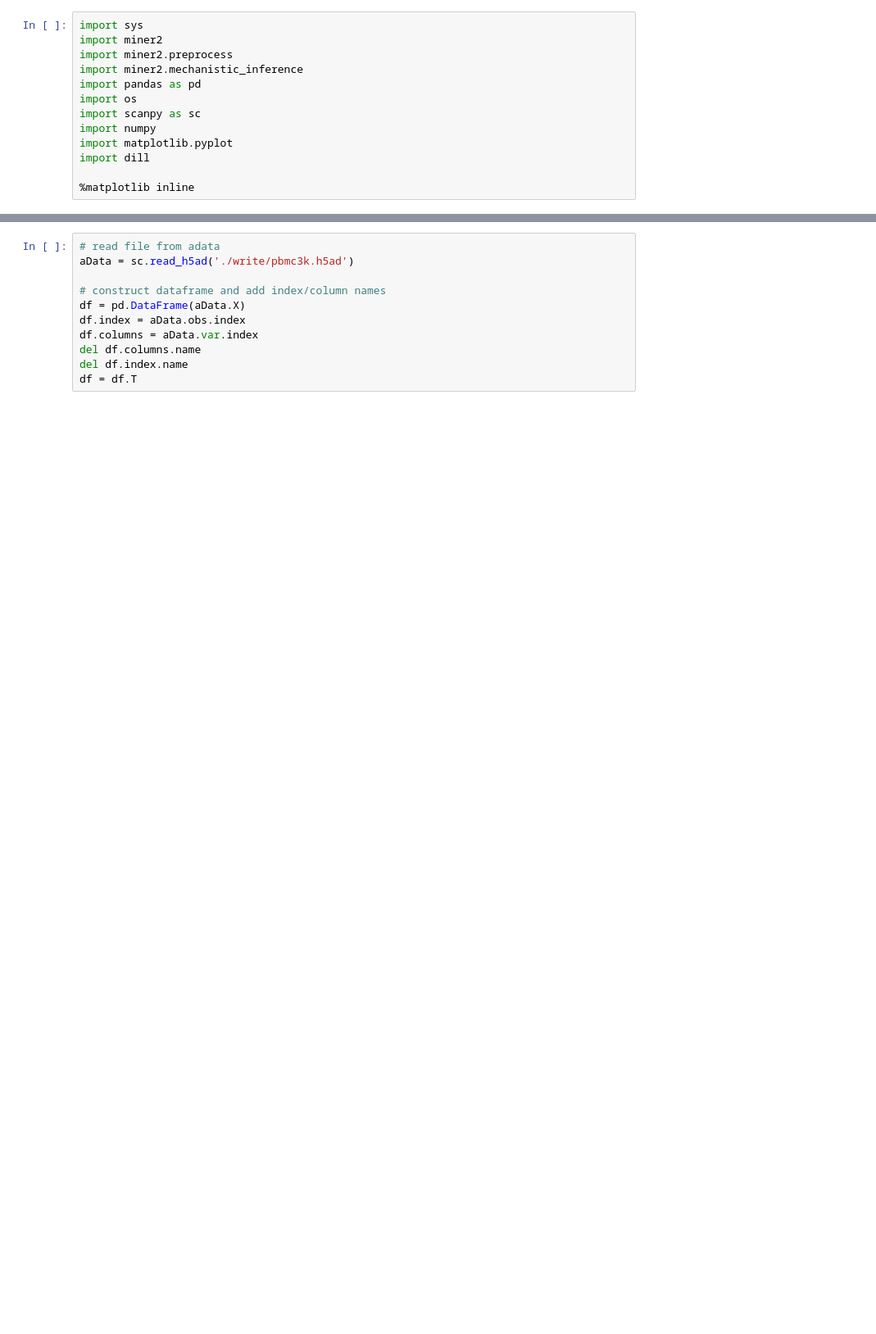
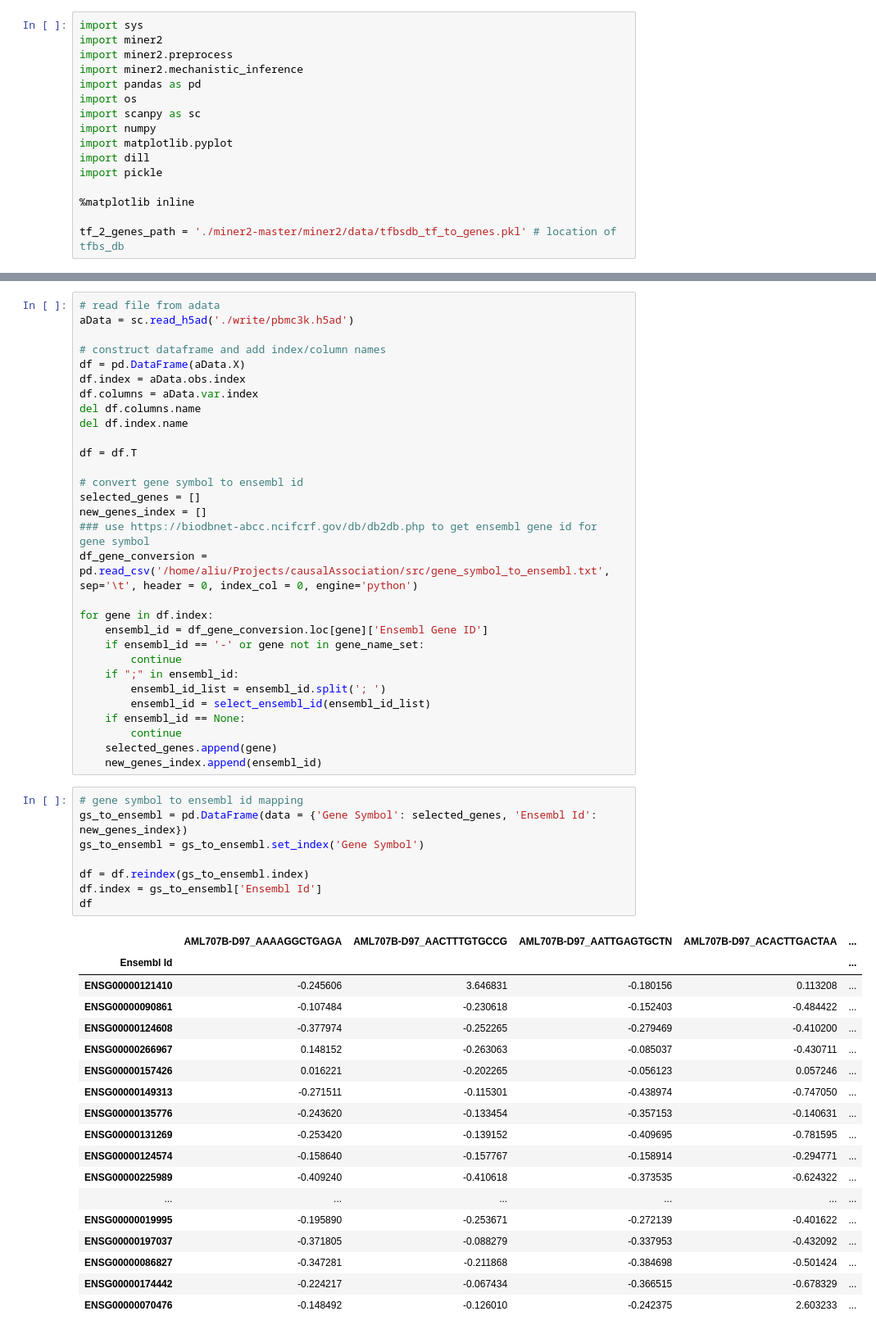
Before and after one commit to hypercubestart/CausalAssociation, a Jupyter notebook: miner.ipynb, the cells around one changed output, grey strips where cells are left out. Shown: that part at 82% size. Drawn from its saved outputs; the diff is of its cells as text; blank space fills up the shorter version.

Commit message:
moved gene symbol to ensembl step into miner

```diff
--- a/miner.ipynb
+++ b/miner.ipynb
@@ -9,6 +9,9 @@ import scanpy as sc
 import numpy
 import matplotlib.pyplot
 import dill
+import pickle
 
 %matplotlib inline
+
+tf_2_genes_path = './miner2-master/miner2/data/tfbsdb_tf_to_genes.pkl' # location of tfbs_db
 # %% [output]
@@ -23,4 +99,50 @@ df.index = aData.obs.index
 df.columns = aData.var.index
 del df.columns.name
 del df.index.name
+
 df = df.T
+
+# convert gene symbol to ensembl id
+selected_genes = []
+new_genes_index = []
+### use https://biodbnet-abcc.ncifcrf.gov/db/db2db.php to get ensembl gene id for gene symbol
+df_gene_conversion = pd.read_csv('/home/aliu/Projects/causalAssociation/src/gene_symbol_to_ensembl.txt', sep='\t', header = 0, index_col = 0, engine='python')
+
+for gene in df.index:
+    ensembl_id = df_gene_conversion.loc[gene]['Ensembl Gene ID']
+    if ensembl_id == '-' or gene not in gene_name_set:
+        continue
+    if ";" in ensembl_id:
+        ensembl_id_list = ensembl_id.split('; ')
+        ensembl_id = select_ensembl_id(ensembl_id_list)
+    if ensembl_id == None:
+        continue
+    selected_genes.append(gene)
+    new_genes_index.append(ensembl_id)
+# %%
+# gene symbol to ensembl id mapping
+gs_to_ensembl = pd.DataFrame(data = {'Gene Symbol': selected_genes, 'Ensembl Id': new_genes_index})
+gs_to_ensembl = gs_to_ensembl.set_index('Gene Symbol')
+
+df = df.reindex(gs_to_ensembl.index)
+df.index = gs_to_ensembl['Ensembl Id']
+df
+# %% [output]
+|  | AML707B-D97_AAAAGGCTGAGA | AML707B-D97_AACTTTGTGCCG | AML707B-D97_AATTGAGTGCTN | AML707B-D97_ACACTTGACTAA | ... |
+| Ensembl Id |  |  |  |  | ... |
+| ENSG00000121410 | -0.245606 | 3.646831 | -0.180156 | 0.113208 | ... |
+| ENSG00000090861 | -0.107484 | -0.230618 | -0.152403 | -0.484422 | ... |
+| ENSG00000124608 | -0.377974 | -0.252265 | -0.279469 | -0.410200 | ... |
+| ENSG00000266967 | 0.148152 | -0.263063 | -0.085037 | -0.430711 | ... |
+| ENSG00000157426 | 0.016221 | -0.202265 | -0.056123 | 0.057246 | ... |
+| ENSG00000149313 | -0.271511 | -0.115301 | -0.438974 | -0.747050 | ... |
+| ENSG00000135776 | -0.243620 | -0.133454 | -0.357153 | -0.140631 | ... |
+| ENSG00000131269 | -0.253420 | -0.139152 | -0.409695 | -0.781595 | ... |
+| ENSG00000124574 | -0.158640 | -0.157767 | -0.158914 | -0.294771 | ... |
+| ENSG00000225989 | -0.409240 | -0.410618 | -0.373535 | -0.624322 | ... |
+| ... | ... | ... | ... | ... | ... |
+| ENSG00000019995 | -0.195890 | -0.253671 | -0.272139 | -0.401622 | ... |
+| ENSG00000197037 | -0.371805 | -0.088279 | -0.337953 | -0.432092 | ... |
+| ENSG00000086827 | -0.347281 | -0.211868 | -0.384698 | -0.501424 | ... |
+| ENSG00000174442 | -0.224217 | -0.067434 | -0.366515 | -0.678329 | ... |
+| ENSG00000070476 | -0.148492 | -0.126010 | -0.242375 | 2.603233 | ... |
```
Also changed, not shown: parts of 9 cells of this notebook, 3 other files.
